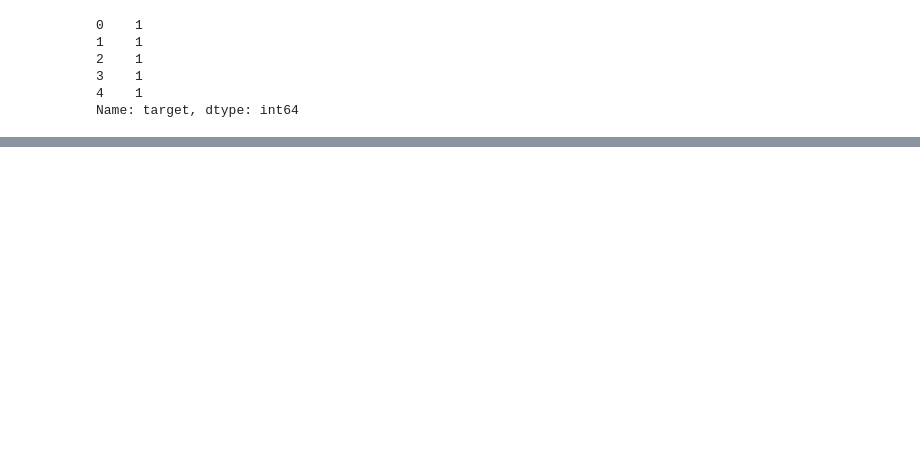
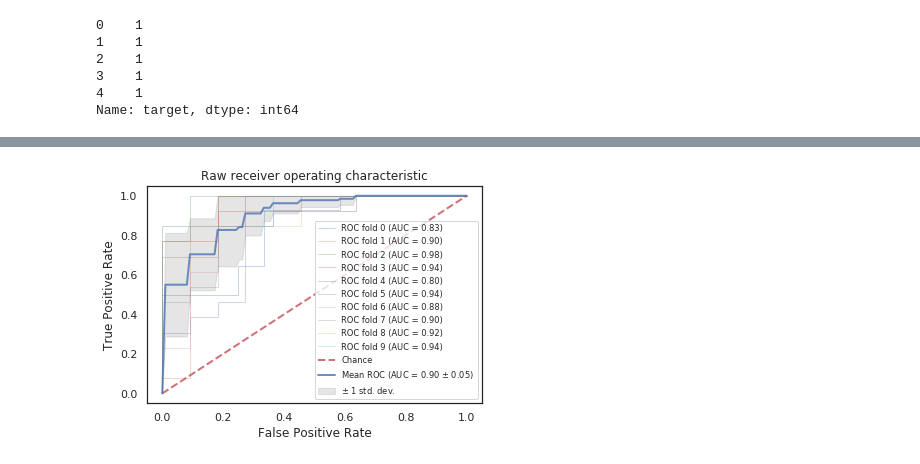
Before and after one commit to airnel48/Heart-Disease-Prediction, a Jupyter notebook: Predict-Heart-Disease-Cleveland-Database.ipynb, the cells around one changed output, grey strips where cells are left out. Cells and saved outputs as stored; diff of their text form; code cells hidden in the pictures; blank space fills up the shorter version.

```diff
--- a/Predict-Heart-Disease-Cleveland-Database.ipynb
+++ b/Predict-Heart-Disease-Cleveland-Database.ipynb
@@ -784,0 +485,15 @@ import lime.lime_tabular
+# %%
+# logistic regression with l2 penalty and newton-cfg solver
+
+from sklearn.linear_model import LogisticRegression
+
+model = LogisticRegression(random_state=0, multi_class='ovr', solver='newton-cg', penalty='l2')
+parameters = {
+        'C': (0.01,0.1,0.5,0.9,0.99),
+}
+classifier = GridSearchCV(estimator=model, cv=cv, param_grid=parameters, n_jobs=-1)
+
+raw_model_output()
+#0.9 +- 0.05
+# %% [output]
+[figure, added]
```
Also changed, not shown: parts of 39 cells of this notebook.
